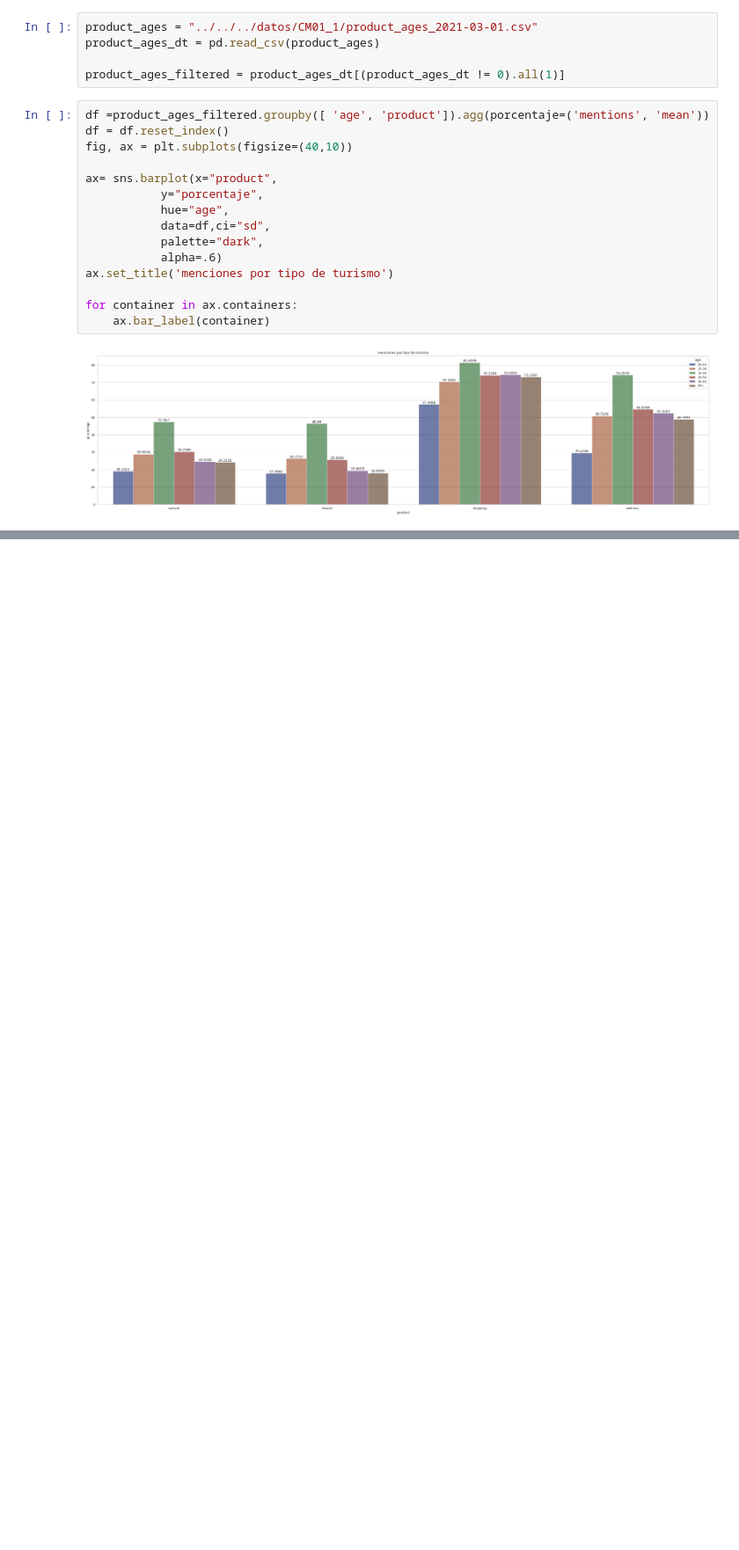
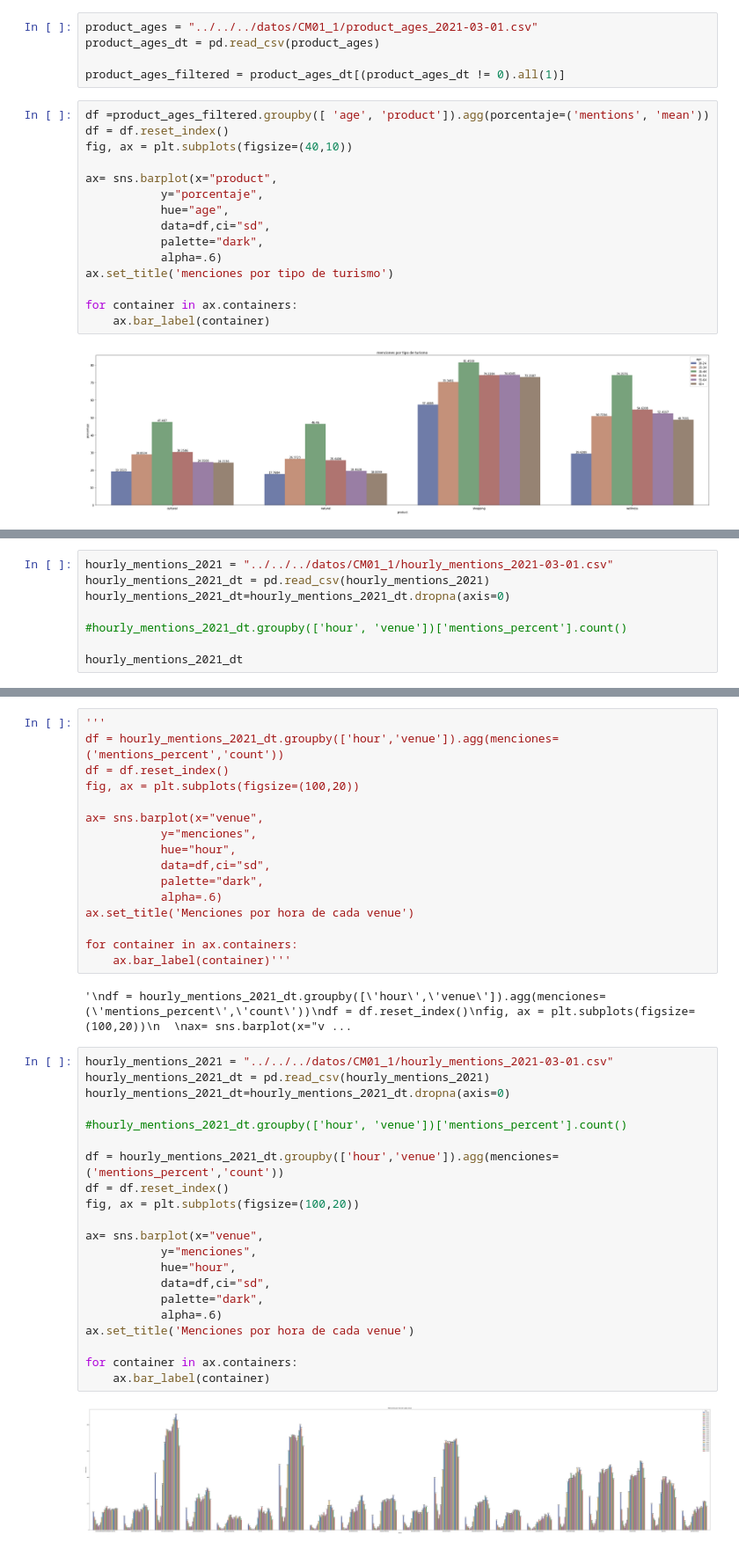
Before and after one commit to miracFence/Datathon-Gran-Canaria, a Jupyter notebook: Smart Destinations/Relaciones_Plots/turismo.ipynb, the cells around one changed output, grey strips where cells are left out. Shown at 88% size. Drawn from its saved outputs; the diff is of its cells as text; blank space fills up the shorter version.

```diff
--- a/Smart Destinations/Relaciones_Plots/turismo.ipynb
+++ b/Smart Destinations/Relaciones_Plots/turismo.ipynb
@@ -74,0 +75,8 @@ for container in ax.containers:
+# %%
+hourly_mentions_2021 = "../../../datos/CM01_1/hourly_mentions_2021-03-01.csv"
+hourly_mentions_2021_dt = pd.read_csv(hourly_mentions_2021)
+hourly_mentions_2021_dt=hourly_mentions_2021_dt.dropna(axis=0)
+
+#hourly_mentions_2021_dt.groupby(['hour', 'venue'])['mentions_percent'].count()
+
+hourly_mentions_2021_dt
@@ -74,0 +97,41 @@ for container in ax.containers:
+# %%
+'''
+df = hourly_mentions_2021_dt.groupby(['hour','venue']).agg(menciones=('mentions_percent','count'))
+df = df.reset_index()
+fig, ax = plt.subplots(figsize=(100,20))
+
+ax= sns.barplot(x="venue",
+           y="menciones",
+           hue="hour",
+           data=df,ci="sd",
+           palette="dark",
+           alpha=.6)
+ax.set_title('Menciones por hora de cada venue')
+
+for container in ax.containers:
+    ax.bar_label(container)'''
+# %% [output]
+'\ndf = hourly_mentions_2021_dt.groupby([\'hour\',\'venue\']).agg(menciones=(\'mentions_percent\',\'count\'))\ndf = df.reset_index()\nfig, ax = plt.subplots(figsize=(100,20))\n  \nax= sns.barplot(x="v ...
+# %%
+hourly_mentions_2021 = "../../../datos/CM01_1/hourly_mentions_2021-03-01.csv"
+hourly_mentions_2021_dt = pd.read_csv(hourly_mentions_2021)
+hourly_mentions_2021_dt=hourly_mentions_2021_dt.dropna(axis=0)
+
+#hourly_mentions_2021_dt.groupby(['hour', 'venue'])['mentions_percent'].count()
+
+df = hourly_mentions_2021_dt.groupby(['hour','venue']).agg(menciones=('mentions_percent','count'))
+df = df.reset_index()
+fig, ax = plt.subplots(figsize=(100,20))
+
+ax= sns.barplot(x="venue",
+           y="menciones",
+           hue="hour",
+           data=df,ci="sd",
+           palette="dark",
+           alpha=.6)
+ax.set_title('Menciones por hora de cada venue')
+
+for container in ax.containers:
+    ax.bar_label(container)
+# %% [output]
+[figure, added]
```
Also changed, not shown: parts of 8 cells of this notebook, 16 other files.
